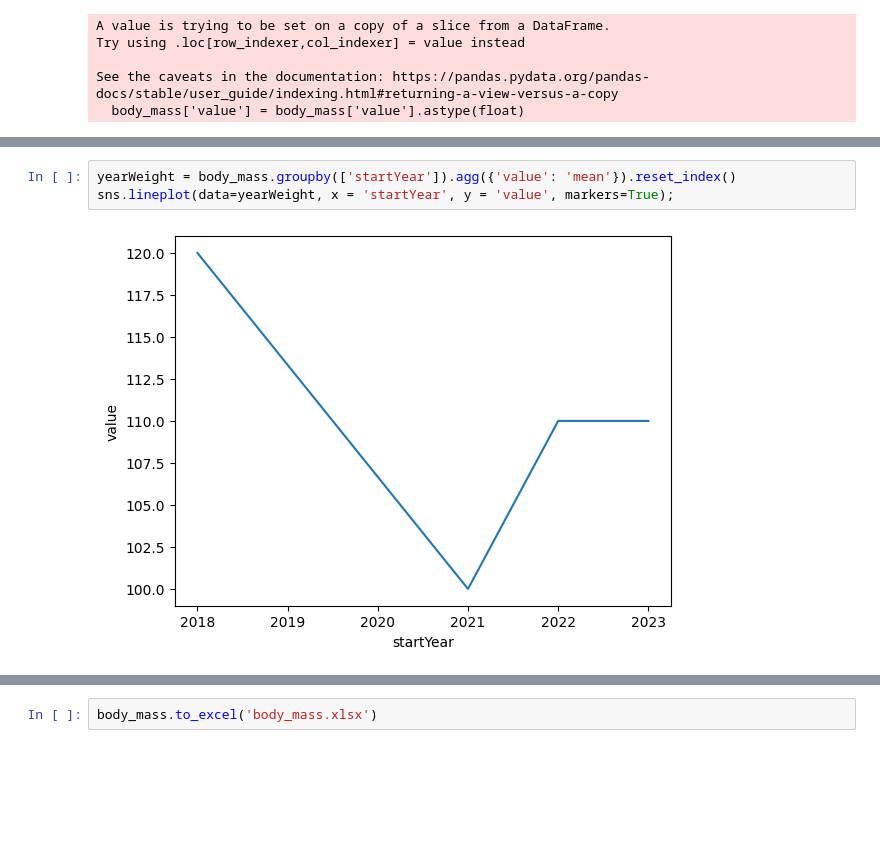
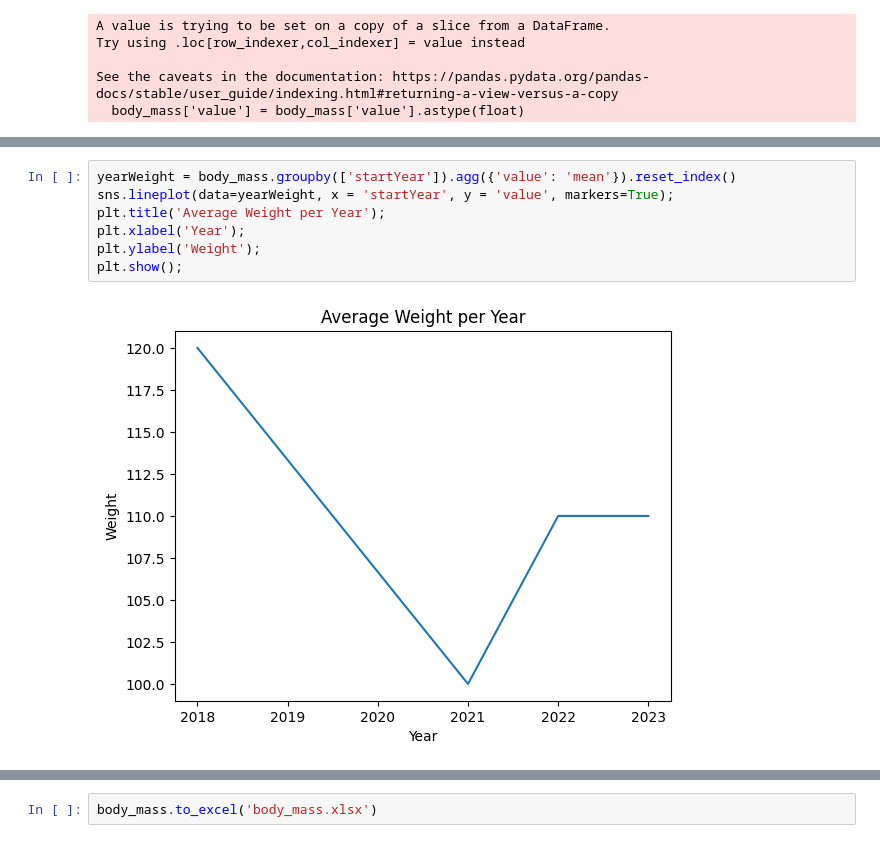
Before and after one commit to YomnaElmousalami/AppleHealthData_Analysis, a Jupyter notebook: Analyze_Sis_health_Data.ipynb, the cells around one changed output, grey strips where cells are left out. Drawn from its saved outputs; the diff is of its cells as text; blank space fills up the shorter version.

```diff
--- a/Analyze_Sis_health_Data.ipynb
+++ b/Analyze_Sis_health_Data.ipynb
@@ -1097,8 +1097,12 @@ body_mass
 # %%
 yearWeight = body_mass.groupby(['startYear']).agg({'value': 'mean'}).reset_index()
 sns.lineplot(data=yearWeight, x = 'startYear', y = 'value', markers=True);
+plt.title('Average Weight per Year');
+plt.xlabel('Year');
+plt.ylabel('Weight');
+plt.show();
 # %% [output]
-[figure, old version]
+[figure, new version]
 # %%
 numeric_df = body_mass.select_dtypes(include=['number'])
 matrix = numeric_df.corr()
```
Also changed, not shown: parts of 11 cells of this notebook.
